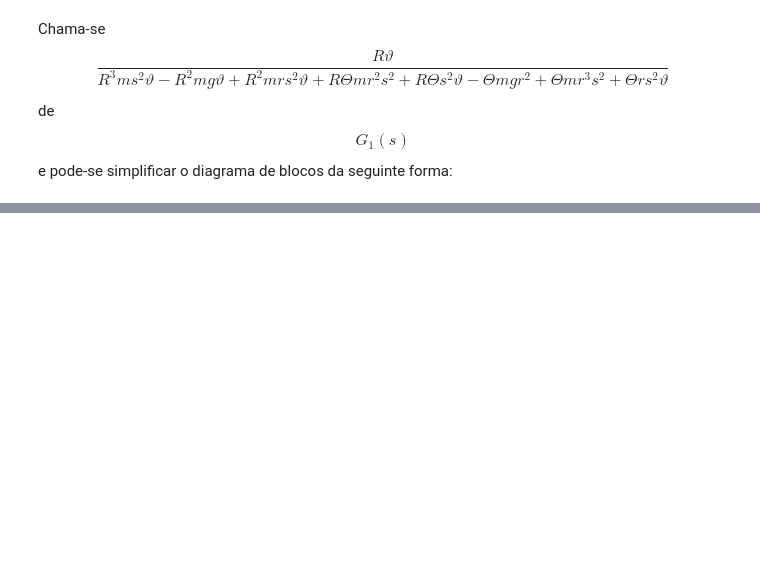
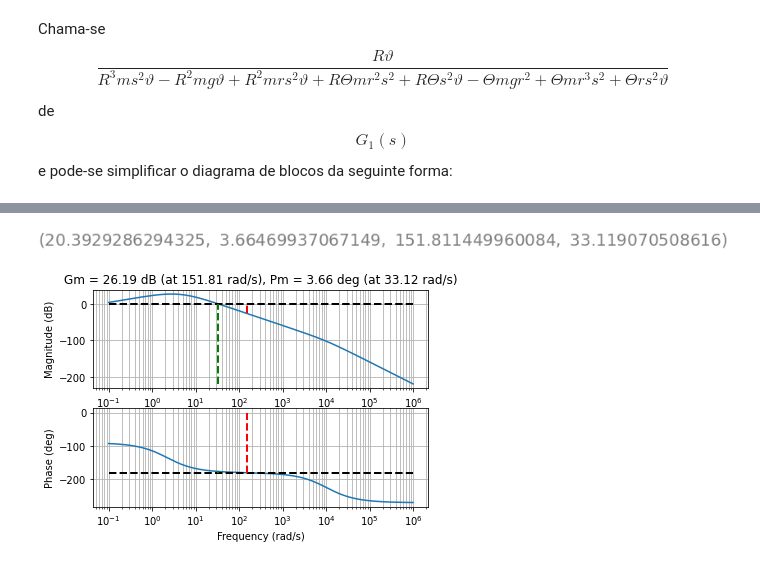
Before and after one commit to Maionepy/Controle_Projeto_Final, a Jupyter notebook: Trabalho_Final.ipynb, the cells around one changed output, grey strips where cells are left out. Cells and saved outputs as stored; diff of their text form; code cells hidden in the pictures; blank space fills up the shorter version.

```diff
--- a/Trabalho_Final.ipynb
+++ b/Trabalho_Final.ipynb
@@ -249 +310,6 @@ Kp
+# %%
+plot_margins(Kp*Gp)
+# %% [output]
+[figure, added]
+[figure, added]
 # %%
```
Also changed, not shown: parts of 46 cells of this notebook, 10 other files.
